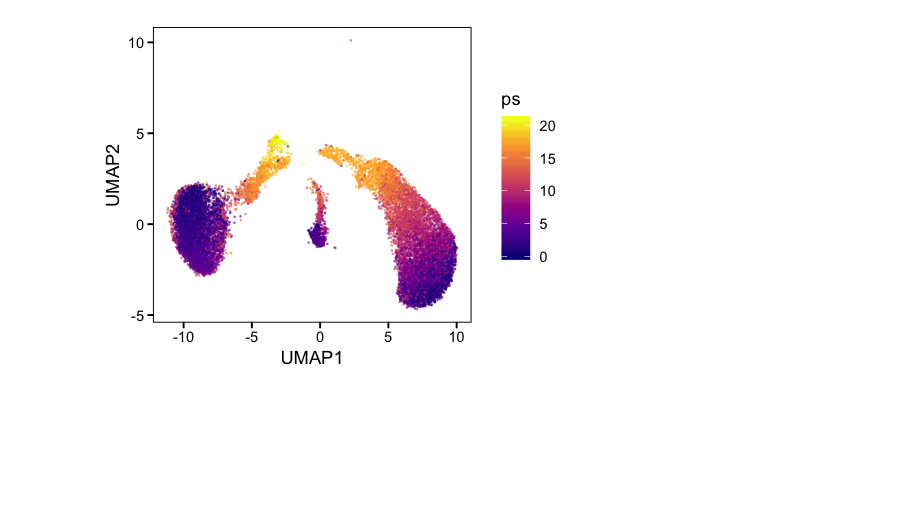
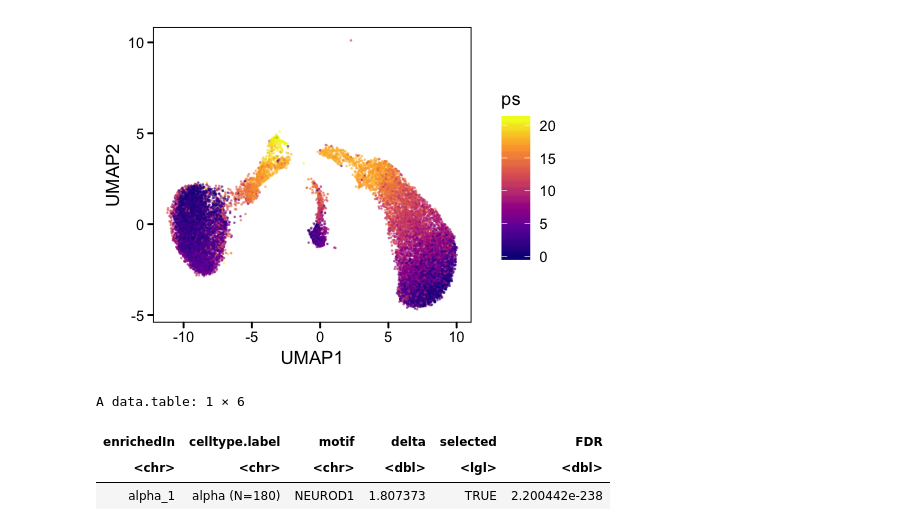
Before and after one commit to biomystery/islet_figs_motifs, a Jupyter notebook: chromVar/06.psedoTime.ipynb, the cells around one changed output. Saved outputs shown, nothing was run; the diff lists cells and outputs as text; code cells hidden in the pictures; blank space fills up the shorter version.

```diff
--- a/chromVar/06.psedoTime.ipynb
+++ b/chromVar/06.psedoTime.ipynb
@@ -97,3 +97,10 @@ A data.table: 1 × 13
 | Islet1fresh_AGACACCTAAGAGGCAAAGGA... | -5.102393 | 1.38682 | alpha_2 | alpha | 2 | 6254 | 7.865955 | ... |
 [1] 15298    13
 [figure]
+# %%
+fread("../figures/Fig2/subfigs/fig2_sub_vs_sub.volcation.motif_selection.csv")%>%head(1)
+# %% [output]
+A data.table: 1 × 6
+| enrichedIn | celltype.label | motif | delta | selected | FDR |
+| <chr> | <chr> | <chr> | <dbl> | <lgl> | <dbl> |
+| alpha_1 | alpha (N=180) | NEUROD1 | 1.807373 | TRUE | 2.200442e-238 |
```
Also changed, not shown: parts of 3 cells of this notebook.
